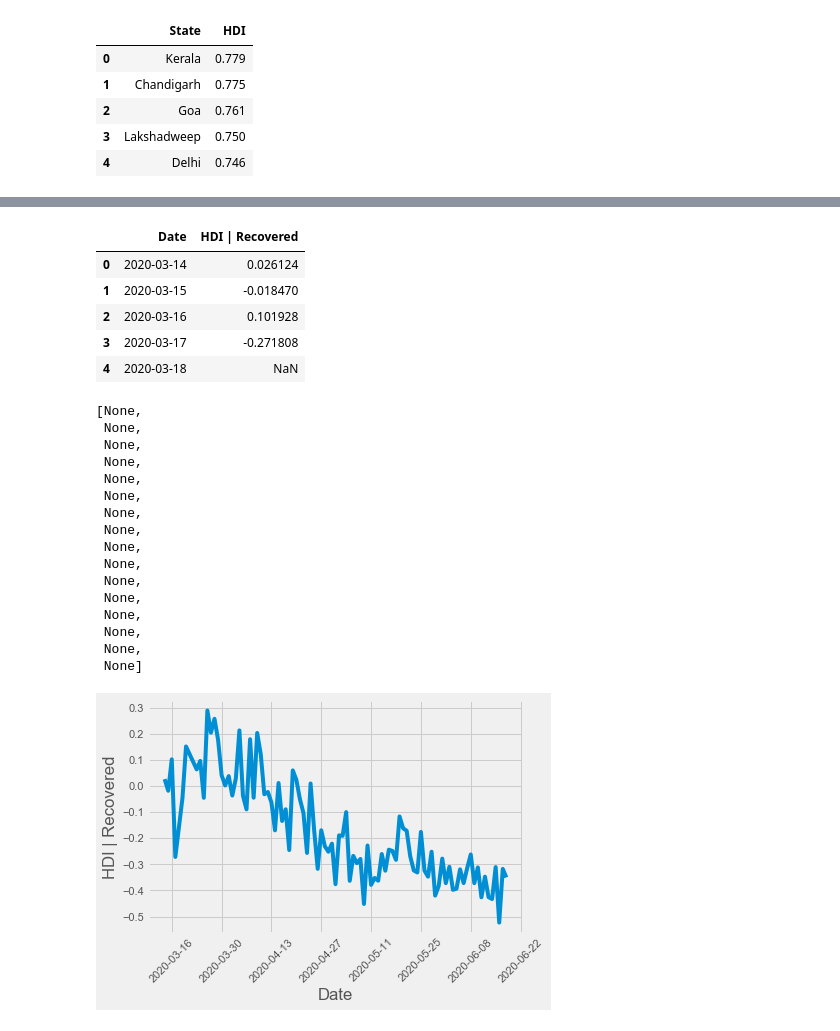
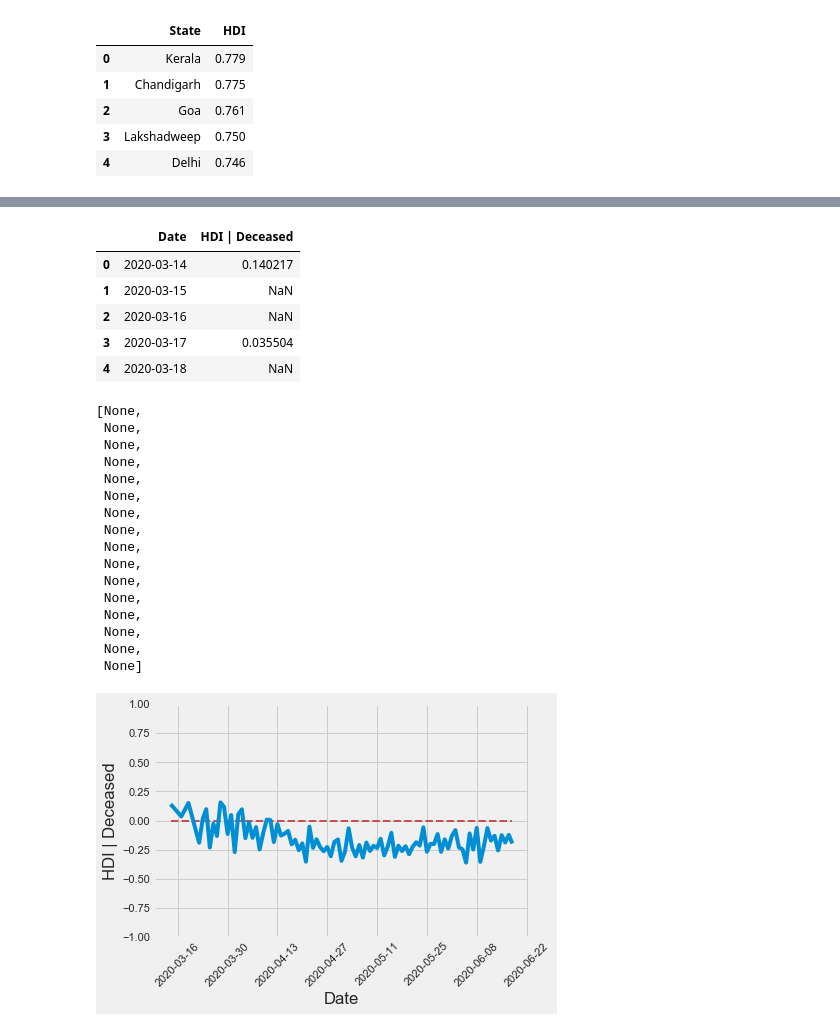
Before and after one commit to bdkj/viz, a Jupyter notebook: 1/CoVID correlations.ipynb, the cells around one changed output, grey strips where cells are left out. Drawn from its saved outputs; the diff is of its cells as text; code cells hidden in the pictures.

```diff
--- a/1/CoVID correlations.ipynb
+++ b/1/CoVID correlations.ipynb
@@ -95,7 +95,7 @@ df.sort_values("Date")
 #Finding Correlation on day-to-day CoVID cases
 
 lit_metric = 'Literacy_Rate_Total'
-cov_metric = 'Recovered'
+cov_metric = 'Deceased'
 
 corr_vals = []
 for i in df["Date"].unique():
@@ -186,7 +185,7 @@ df.head()
 # %%
 #Finding Correlation on day-to-day CoVID cases
 
-cov_metric = 'Recovered'
+cov_metric = 'Deceased'
 
 corr_vals = []
 for i in df["Date"].unique():
@@ -352,5 +351,5 @@ df
 # %%
-cov_metric = 'Recovered'
+cov_metric = 'Deceased'
 
 corr_vals = []
 for i in df["Date"].unique():
@@ -360,34 +359,37 @@ for i in df["Date"].unique():
 new_df = pd.DataFrame(corr_vals, columns=["Date", "HDI | " + cov_metric])
 new_df.head()
 # %% [output]
-|  | Date | HDI | Recovered |
-| 0 | 2020-03-14 | 0.026124 |
-| 1 | 2020-03-15 | -0.018470 |
-| 2 | 2020-03-16 | 0.101928 |
-| 3 | 2020-03-17 | -0.271808 |
+|  | Date | HDI | Deceased |
+| 0 | 2020-03-14 | 0.140217 |
+| 1 | 2020-03-15 | NaN |
+| 2 | 2020-03-16 | NaN |
+| 3 | 2020-03-17 | 0.035504 |
 | 4 | 2020-03-18 | NaN |
 # %%
 plt.style.use('fivethirtyeight')
 
 g = sns.lineplot(x="Date", y="HDI | " + cov_metric, data=new_df)
 # g.set_xticklabels(g.get_xticklabels(), rotation=30)
 
+plt.ylim(top=1) #ymax is your value
+plt.ylim(bottom=-1) #ymin is your value
+plt.hlines(y=0, xmin=new_df.iloc[0]['Date'], xmax=new_df.iloc[-2]['Date'], colors='r', linestyles='--', lw=2)
 plt.setp(g.get_xticklabels(), rotation=45)
 # %% [output]
 [None,
  None,
  None,
  None,
  None,
  None,
  None,
  None,
  None,
  None,
  None,
  None,
  None,
  None,
  None,
  None]
-[figure, old version]
+[figure, new version]
```
Also changed, not shown: parts of 13 cells of this notebook, 12 other files.
